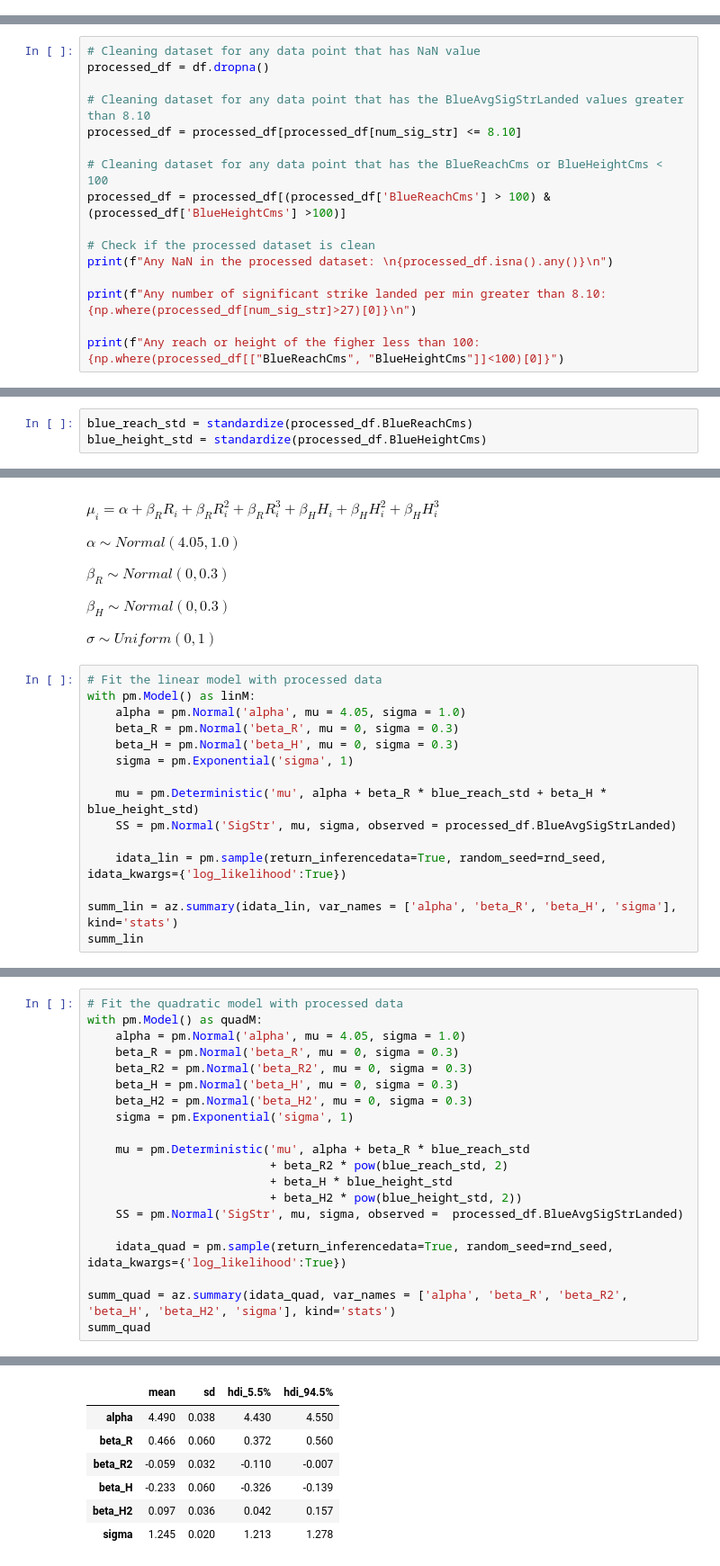
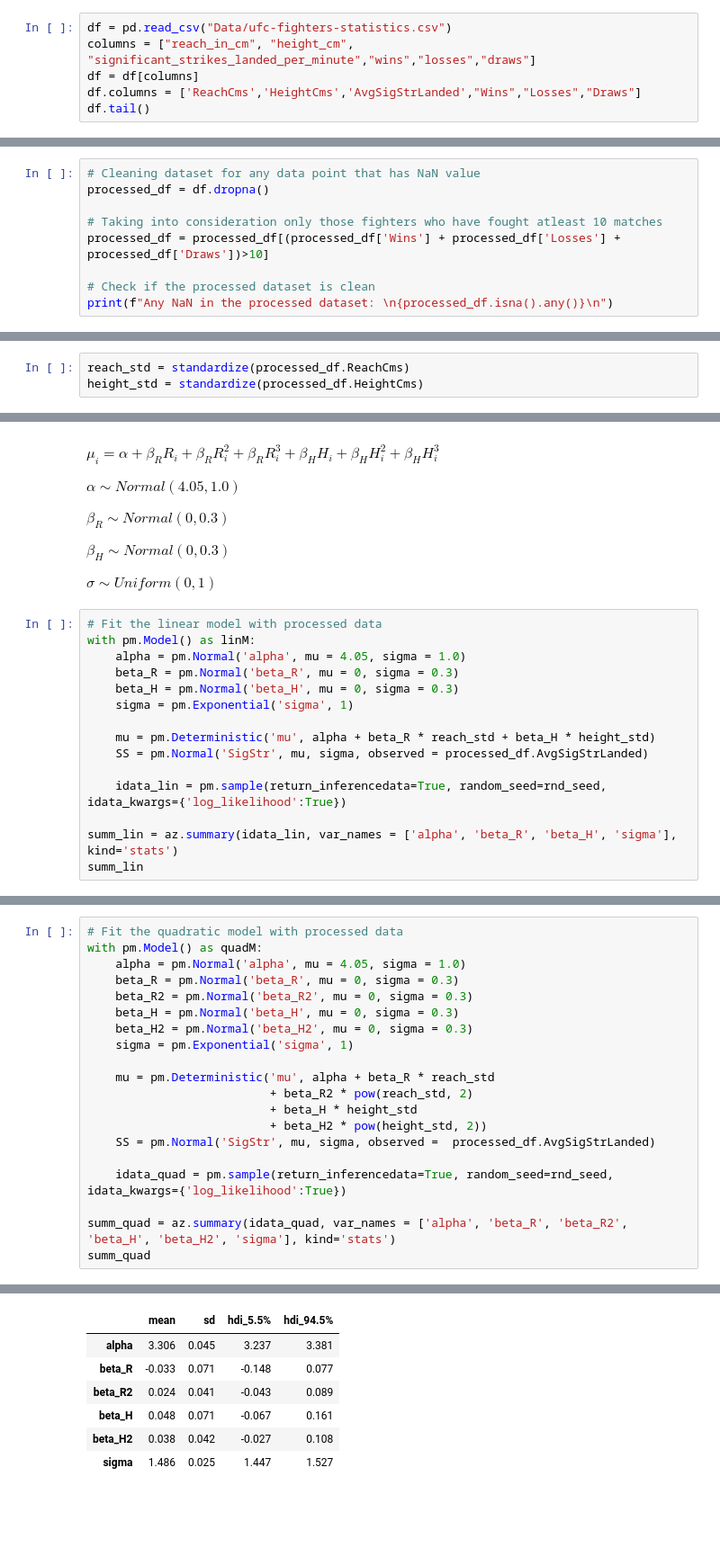
Before and after one commit to harrisonahn1129/UFC_Fights_HRSS_analysis, a Jupyter notebook: Final_Project-3.ipynb, the cells around one changed output, grey strips where cells are left out. Shown at 90% size. Drawn from its saved outputs; the diff is of its cells as text; blank space fills up the shorter version.

```diff
--- a/Final_Project-3.ipynb
+++ b/Final_Project-3.ipynb
@@ -102,0 +89,6 @@ df.head()
+# %%
+df = pd.read_csv("Data/ufc-fighters-statistics.csv")
+columns = ["reach_in_cm", "height_cm", "significant_strikes_landed_per_minute","wins","losses","draws"]
+df = df[columns]
+df.columns = ['ReachCms','HeightCms','AvgSigStrLanded',"Wins","Losses","Draws"]
+df.tail()
@@ -126,17 +125,10 @@ From the min and max values above, we see that while the minimum values is reaso
 # Cleaning dataset for any data point that has NaN value
 processed_df = df.dropna()
 
-# Cleaning dataset for any data point that has the BlueAvgSigStrLanded values greater than 8.10
-processed_df = processed_df[processed_df[num_sig_str] <= 8.10]
-
-# Cleaning dataset for any data point that has the BlueReachCms or BlueHeightCms < 100
-processed_df = processed_df[(processed_df['BlueReachCms'] > 100) & (processed_df['BlueHeightCms'] >100)]
+# Taking into consideration only those fighters who have fought atleast 10 matches
+processed_df = processed_df[(processed_df['Wins'] + processed_df['Losses'] + processed_df['Draws'])>10]
 
 # Check if the processed dataset is clean
 print(f"Any NaN in the processed dataset: \n{processed_df.isna().any()}\n")
-
-print(f"Any number of significant strike landed per min greater than 8.10: {np.where(processed_df[num_sig_str]>27)[0]}\n")
-
-print(f"Any reach or height of the figher less than 100: {np.where(processed_df[["BlueReachCms", "BlueHeightCms"]]<100)[0]}")
 # %% [output]
 Any NaN in the processed dataset:
@@ -162,6 +153,6 @@ The maximum number of significant strikes landed per min in processed dataset: 8
 # %% [markdown]
 We will now plot the real data points where the values for reach, height, and the number of significant strikes landed per minute. Moreover, we will be standardizing the values of reach and height for better interpretation since the magnitude and range of reach and height values are too big compared to the values of the number of significant strike per minute. Also, for the prior predictive simulation, we will be using the number of significant strike landed per minute as it is, but for fitting the statistical models to the real data, we will be standardizing the data of the number of significant strike landed per minute when it is used as the observed reference for better interpretation.
 # %%
-blue_reach_std = standardize(processed_df.BlueReachCms)
-blue_height_std = standardize(processed_df.BlueHeightCms)
+reach_std = standardize(processed_df.ReachCms)
+height_std = standardize(processed_df.HeightCms)
 # %%
@@ -386,8 +377,8 @@ with pm.Model() as linM:
     beta_H = pm.Normal('beta_H', mu = 0, sigma = 0.3)
     sigma = pm.Exponential('sigma', 1)
 
-    mu = pm.Deterministic('mu', alpha + beta_R * blue_reach_std + beta_H * blue_height_std)
-    SS = pm.Normal('SigStr', mu, sigma, observed = processed_df.BlueAvgSigStrLanded)
+    mu = pm.Deterministic('mu', alpha + beta_R * reach_std + beta_H * height_std)
+    SS = pm.Normal('SigStr', mu, sigma, observed = processed_df.AvgSigStrLanded)
 
     idata_lin = pm.sample(return_inferencedata=True, random_seed=rnd_seed, idata_kwargs={'log_likelihood':True})
 
@@ -408,37 +399,37 @@ Sampling 4 chains for 1_000 tune and 1_000 draw iterations (4_000 + 4_000 draws
 # %%
 # Fit the quadratic model with processed data
 with pm.Model() as quadM:
     alpha = pm.Normal('alpha', mu = 4.05, sigma = 1.0)
     beta_R = pm.Normal('beta_R', mu = 0, sigma = 0.3)
     beta_R2 = pm.Normal('beta_R2', mu = 0, sigma = 0.3)
     beta_H = pm.Normal('beta_H', mu = 0, sigma = 0.3)
     beta_H2 = pm.Normal('beta_H2', mu = 0, sigma = 0.3)
     sigma = pm.Exponential('sigma', 1)
 
-    mu = pm.Deterministic('mu', alpha + beta_R * blue_reach_std
-                          + beta_R2 * pow(blue_reach_std, 2)
-                          + beta_H * blue_height_std
-                          + beta_H2 * pow(blue_height_std, 2))
-    SS = pm.Normal('SigStr', mu, sigma, observed =  processed_df.BlueAvgSigStrLanded)
+    mu = pm.Deterministic('mu', alpha + beta_R * reach_std
+                          + beta_R2 * pow(reach_std, 2)
+                          + beta_H * height_std
+                          + beta_H2 * pow(height_std, 2))
+    SS = pm.Normal('SigStr', mu, sigma, observed =  processed_df.AvgSigStrLanded)
 
     idata_quad = pm.sample(return_inferencedata=True, random_seed=rnd_seed, idata_kwargs={'log_likelihood':True})
 
 summ_quad = az.summary(idata_quad, var_names = ['alpha', 'beta_R', 'beta_R2', 'beta_H', 'beta_H2', 'sigma'], kind='stats')
 summ_quad
 # %% [output]
 Initializing NUTS using jitter+adapt_diag...
 Multiprocess sampling (4 chains in 4 jobs)
 NUTS: [alpha, beta_R, beta_R2, beta_H, beta_H2, sigma]
 [interactive output not drawn]
 [interactive output not drawn]
 Sampling 4 chains for 1_000 tune and 1_000 draw iterations (4_000 + 4_000 draws total) took 2 seconds.
 |  | mean | sd | hdi_5.5% | hdi_94.5% |
-| alpha | 4.490 | 0.038 | 4.430 | 4.550 |
-| beta_R | 0.466 | 0.060 | 0.372 | 0.560 |
-| beta_R2 | -0.059 | 0.032 | -0.110 | -0.007 |
-| beta_H | -0.233 | 0.060 | -0.326 | -0.139 |
-| beta_H2 | 0.097 | 0.036 | 0.042 | 0.157 |
-| sigma | 1.245 | 0.020 | 1.213 | 1.278 |
+| alpha | 3.306 | 0.045 | 3.237 | 3.381 |
+| beta_R | -0.033 | 0.071 | -0.148 | 0.077 |
+| beta_R2 | 0.024 | 0.041 | -0.043 | 0.089 |
+| beta_H | 0.048 | 0.071 | -0.067 | 0.161 |
+| beta_H2 | 0.038 | 0.042 | -0.027 | 0.108 |
+| sigma | 1.486 | 0.025 | 1.447 | 1.527 |
 # %%
 # Fit the cubic model with processed data
 with pm.Model() as cubM:
```
Also changed, not shown: parts of 23 cells of this notebook, 1 other file.
